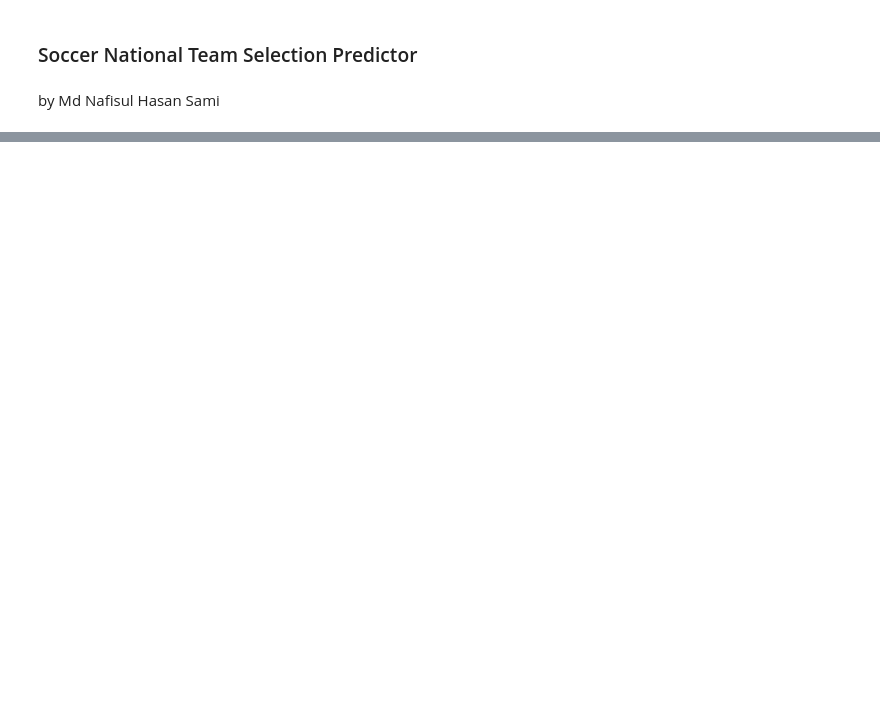
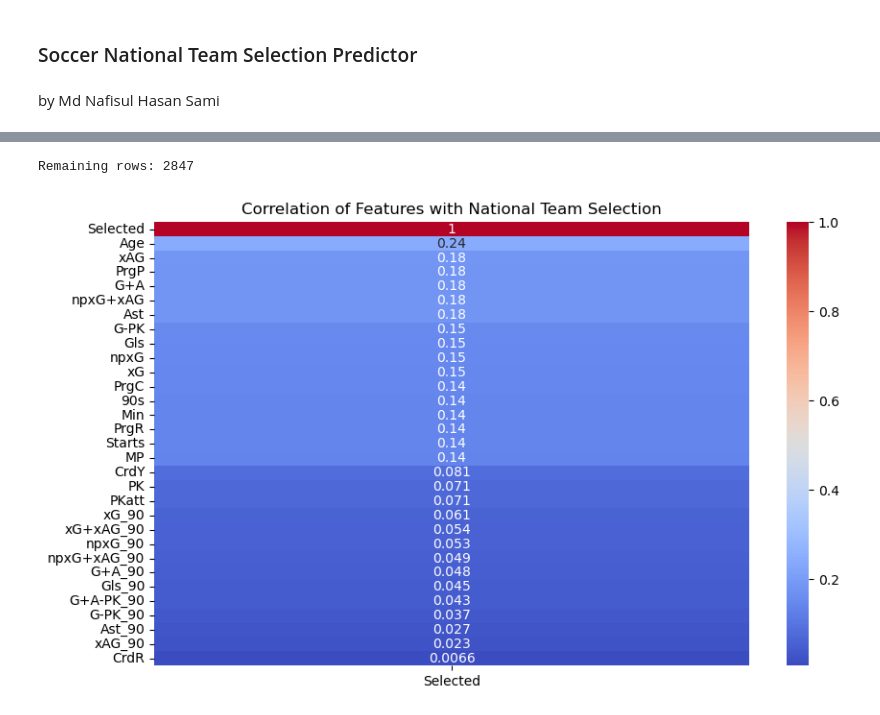
Before and after one commit to naf1ss/Sami_SoccerPotentialNationalTeam, a Jupyter notebook: Sami_SoccerNTeam.ipynb, the cells around one changed output, grey strips where cells are left out. Saved outputs shown, nothing was run; the diff lists cells and outputs as text; code cells hidden in the pictures; blank space fills up the shorter version.

```diff
--- a/Sami_SoccerNTeam.ipynb
+++ b/Sami_SoccerNTeam.ipynb
@@ -112,0 +130,15 @@ plt.show()
+# %%
+# Combine given and family names from national team dataset
+df_national["full_name"] = (df_national["given_name"] + " " + df_national["family_name"]).str.lower().str.strip()
+
+# Normalize player names in original dataset
+df_original["normalized_name"] = df_original["Player"].str.lower().str.strip()
+
+# Create a 'Selected' column based on match
+df_original["Selected"] = df_original["normalized_name"].isin(df_national["full_name"]).astype(int)
+
+# Check how many players were marked as selected
+print(df_original["Selected"].value_counts())
+
+# Preview the updated data
+df_original.head()
@@ -112,0 +157,26 @@ plt.show()
+# %%
+# Drop columns not useful for prediction
+df = df_original.drop(columns=[
+    "Rk", "Player", "Squad", "Comp", "Born", "Nation", "Pos", "normalized_name"
+])
+
+# Drop rows with missing values (or optionally use df.fillna())
+df = df.dropna()
+
+# Confirm clean data
+print("Remaining rows:", df.shape[0])
+# %% [output]
+Remaining rows: 2847
+# %%
+
+
+# Only keep numeric features for correlation
+corr = df.corr(numeric_only=True)
+
+# Correlation with target
+plt.figure(figsize=(10, 6))
+sns.heatmap(corr[["Selected"]].sort_values(by="Selected", ascending=False), annot=True, cmap="coolwarm")
+plt.title("Correlation of Features with National Team Selection")
+plt.show()
+# %% [output]
+[figure, added]
```
Also changed, not shown: parts of 17 cells of this notebook, 1 other file.
